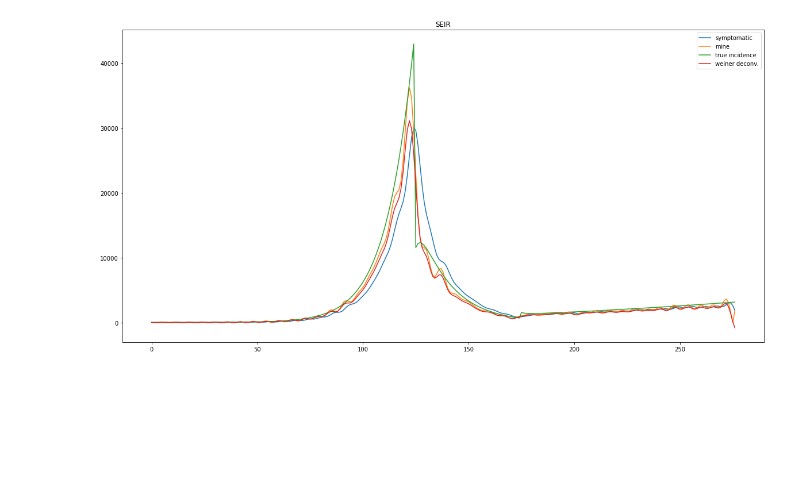
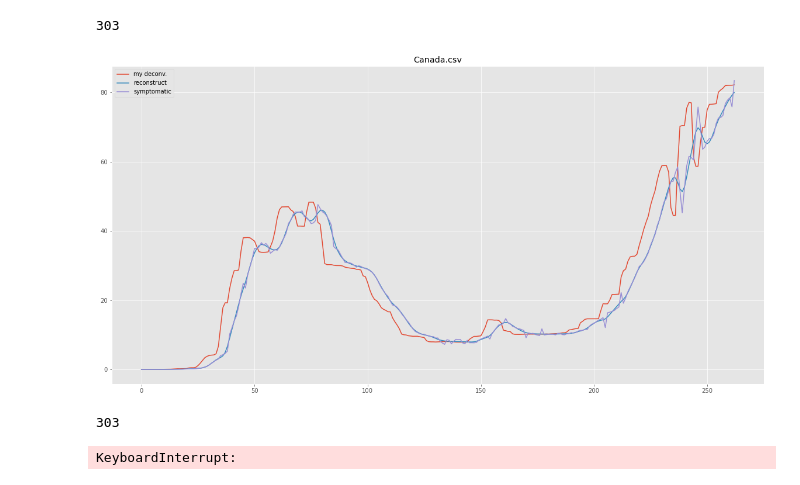
Before and after one commit to Apeirogons/rt_estimation_thesis, a Jupyter notebook: shifts_real_data/convolution_estimation_seir_noisy.ipynb, the cells around one changed output. Cells and saved outputs as stored; diff of their text form; code cells hidden in the pictures; blank space fills up the shorter version.

```diff
--- a/shifts_real_data/convolution_estimation_seir_noisy.ipynb
+++ b/shifts_real_data/convolution_estimation_seir_noisy.ipynb
@@ -10,7 +10,3 @@ import skfda
 # %%
 if not os.path.exists('deconv'):
     os.mkdir('deconv')
-# %%
-SEIR_outputs =  pd.read_csv('data/' + 'Canada.csv')# pd.read_csv('noisy_seir_results.csv')
-#true_incidence =  SEIR_outputs['true_incidence'].to_numpy()
-symptomatic_incidence =  SEIR_outputs['new_cases_per_million'].to_numpy()#SEIR_outputs['symptomatic_incidence'].to_numpy()#SEIR_outputs['new_cases_per_million'].to_numpy()#SEIR_outputs['symptomatic_incidence'].to_numpy()
@@ -43,40 +82,51 @@ def smooth_signal(y, thresh=100):
 # %%
+if not os.path.exists('deconv_mine'):
+    os.mkdir('deconv_mine')
 
-SEIR_outputs =   pd.read_csv('noisy_seir_results.csv')
-true_incidence =  SEIR_outputs['true_incidence'].to_numpy()
-symptomatic_incidence = SEIR_outputs['symptomatic_incidence'].to_numpy()
+for country in os.listdir('data'):
+    if country != 'owid-covid-data.xlsx':
+        SEIR_outputs =  pd.read_csv('data/' + country)# pd.read_csv('noisy_seir_results.csv')
+        #true_incidence =  SEIR_outputs['true_incidence'].to_numpy()
+        symptomatic_incidence =  SEIR_outputs['new_cases_per_million'].rolling(7).mean().to_numpy()[7:]#SEIR_outputs['symptomatic_incidence'].to_numpy()#SEIR_outputs['new_cases_per_million'].to_numpy()
+        print(len(symptomatic_incidence))#SEIR_outputs['symptomatic_incidence'].to_numpy()
 
-true_kernel = pd.read_csv('serial_interval.csv')['si']#'incubation_interval.csv')['pdf']
-
-weiner_deconvolved = wiener_deconvolution(symptomatic_incidence, true_kernel, 0)
-symptomatic_incidence = smooth_signal(symptomatic_incidence, 100)
-def optimizer_function(real_incidence):
-    convolved = np.convolve(real_incidence, true_kernel, mode='valid')
-    scaled_convolved = convolved/np.max(symptomatic_incidence[len(true_kernel)-1:]) *1000000
-    scaled_incidence = symptomatic_incidence[len(true_kernel)-1:]/np.max(symptomatic_incidence[len(true_kernel)-1:]) *1000000
-
-    penalty = 0 * np.mean(np.abs(np.diff(real_incidence)/np.max(symptomatic_incidence[len(true_kernel)-1:])))
+        true_kernel = pd.read_csv('incubation_interval.csv')['pdf']# 'serial_interval.csv')['si']#'incubation_interval.csv')['pdf']
 
 
-    return np.mean((scaled_convolved - scaled_incidence)**2)+ penalty
-weiner_deconvolved = wiener_deconvolution(symptomatic_incidence, true_kernel, 0.3)
+        def optimizer_function(real_incidence):
+            convolved = np.convolve(real_incidence, true_kernel, mode='valid')
+            scaled_convolved = convolved/np.max(symptomatic_incidence[len(true_kernel)-1:]) *1000000
+            scaled_incidence = symptomatic_incidence[len(true_kernel)-1:]/np.max(symptomatic_incidence[len(true_kernel)-1:]) *1000000
+
+            penalty = 1E10 * np.mean(np.abs(np.diff(real_incidence)/np.max(symptomatic_incidence[len(true_kernel)-1:])))
 
 
-x0 = symptomatic_incidence
-xs = minimize(optimizer_function, x0, bounds = [(0, np.inf) for _ in x0],options={'maxiter':200000})
+            return np.mean((scaled_convolved - scaled_incidence)**2)+ penalty
 
 
-plt.figure(figsize=(20, 10))
-L = (len(true_kernel)-1)
-plt.plot(symptomatic_incidence[L:], label='symptomatic')
 
-plt.plot(xs.x[L:], label='mine')
-plt.plot(true_incidence[L:], label='true incidence')
-plt.plot(weiner_deconvolved[L:], label='weiner deconv.')
-#plt.plot(np.convolve(weiner_deconvolved, true_kernel, mode='valid'), label='reconstruct')
-plt.title('SEIR')
-plt.legend()
-plt.savefig('figures/SEIR_deconv.png')
-plt.show()
+        x0 = symptomatic_incidence
+        xs = minimize(optimizer_function, x0, bounds = [(0, np.inf) for _ in x0],options={'maxiter':200000})
+        #x0 = true_kernel['si'].to_numpy()
+
+
+        plt.figure(figsize=(20, 10))
+        L = (len(true_kernel)-1)
+        plt.plot(xs.x[L:], label='my deconv.')
+        plt.plot(np.convolve(xs.x, true_kernel, mode='valid'), label='reconstruct')
+        plt.plot(symptomatic_incidence[L:], label='symptomatic')
+        plt.title(country)
+        plt.legend()
+        plt.savefig('figures/'+ country +'deconv_mine.png')
+        plt.show()
+
+        test_df = pd.DataFrame()
+        test_df['i'] =range(len(xs.x))
+        test_df['deconv'] = xs.x
+        test_df['symptomatic'] = symptomatic_incidence#[L:]
+        test_df.to_csv('deconv_mine/'+country, index=False)
 # %% [output]
+303
-[figure, old version]
+[figure, new version]
+303
+KeyboardInterrupt:
```
Also changed, not shown: parts of 5 cells of this notebook, 7 other files.
